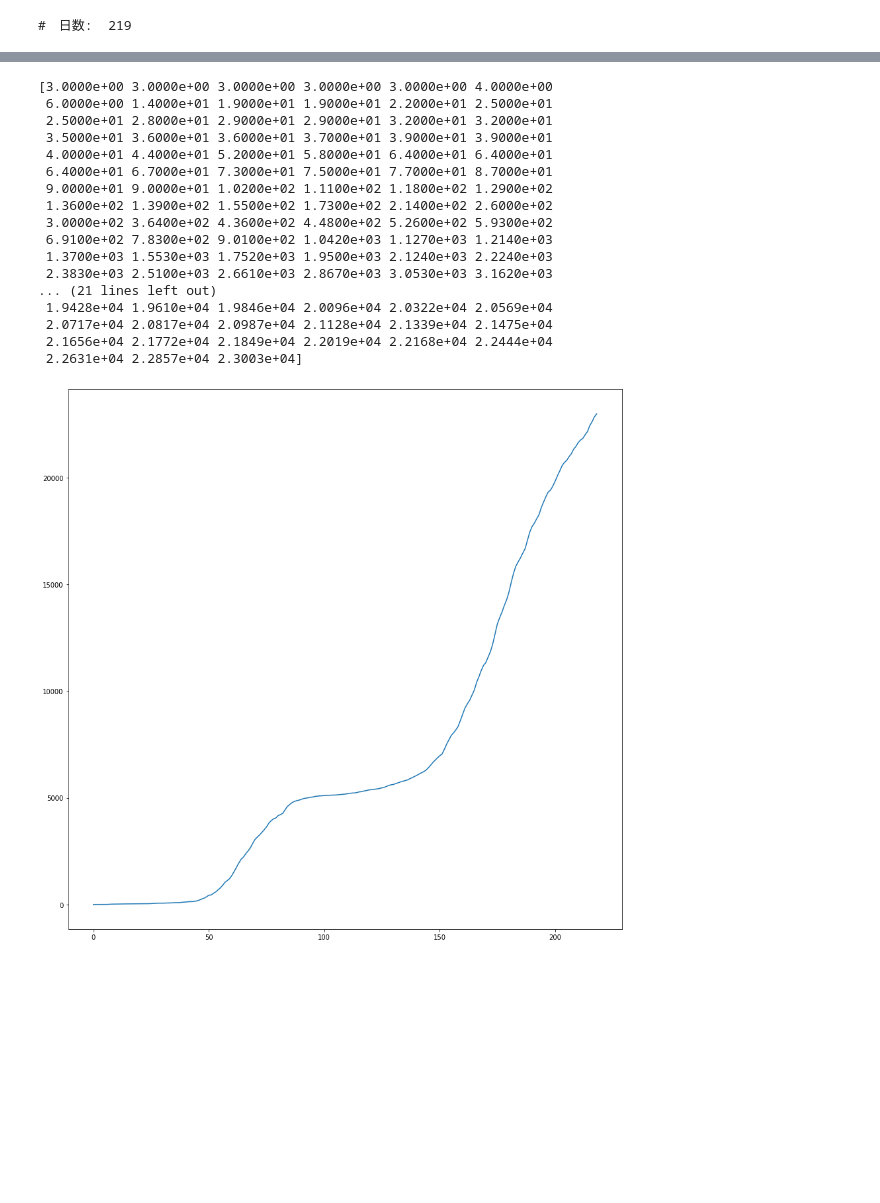
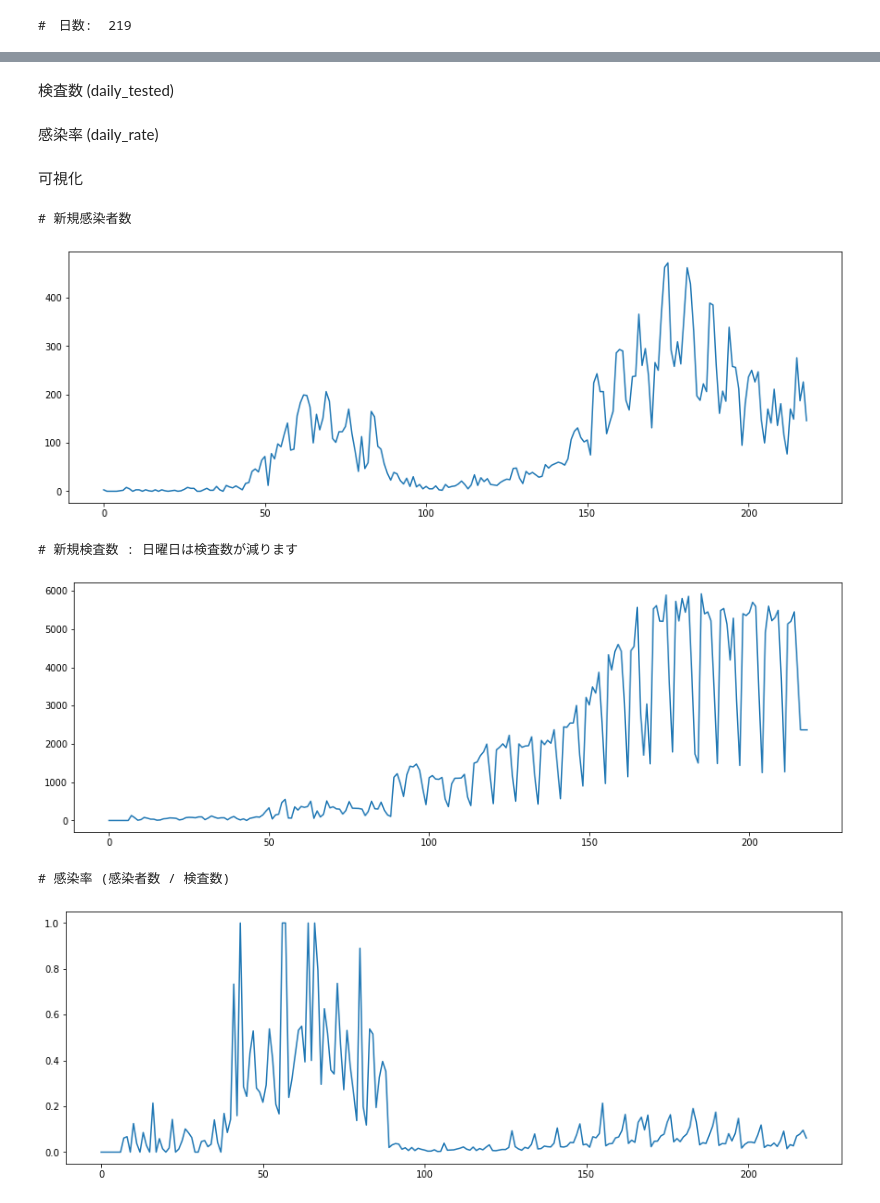
Before and after one commit to sirakik/japan_graph, a Jupyter notebook: japan_graph.ipynb, the cells around one changed output, grey strips where cells are left out. Saved outputs shown, nothing was run; the diff lists cells and outputs as text; code cells hidden in the pictures; blank space fills up the shorter version.

```diff
--- a/japan_graph.ipynb
+++ b/japan_graph.ipynb
@@ -87,0 +90,6 @@ print('航空路(many)エッジ数: ', len(many_pas_edge))
+# %%
+# 白木のgithubからダウンロード
+!wget -q https://raw.githubusercontent.com/sirakik/japan_graph/master/S10b-14.xml -O airport.xml
+
+airport_xml = ET.parse('airport.xml')
+root = airport_xml.getroot()
@@ -186,0 +275,2 @@ with open('corona.csv') as f:
+# %% [markdown]
+検査数 (daily_tested)
@@ -187,35 +306,54 @@ with open('corona.csv') as f:
+# %% [markdown]
+感染率 (daily_rate)
+# %%
+daily_rate = (daily_infected / daily_tested)
+
+# 感染者0でも検査数がN 0/N = nan :感染率を0とする
+daily_rate = np.where(np.isnan(daily_rate), 0, daily_rate)
+
+#　感染者数がいるのに，検査数が0のとき N/0 = inf
+# 前日と同じとする. 前日がない2月8日は強制的に感染率を0とする.
+for key, todo in enumerate(daily_rate):
+    for i, d in enumerate(todo):
+        if d == np.inf:
+            if i != 0:
+                daily_rate[key][i] = daily_rate[key][i-1]
+            else:
+                daily_rate[key][i] = 0.0
+
+# 感染者数 > 検査数の場合は確率を1.0にする.
+daily_rate = np.where(daily_rate > 1.0, 1.0, daily_rate)
+# %% [markdown]
+可視化
 # %%
-# 可視化
 sam = 'Tokyo'
+
+plt.rcParams['figure.figsize'] = (15.0, 5.0)
 
 key = find_key(sam)
 if key is None:
   raise ValueError('# 都道府県名が正しくないね.')
+x = list(range(dif_days))
 
-x = list(range(dif_days))
+print('# 新規感染者数')
 y = daily_infected[key]
-print(y)
 plt.plot(x, y)
 plt.show()
 
-# 違うみたいだけど，えらい多いね?
-# 感染率にしようかな
+print('# 新規検査数 : 日曜日は検査数が減ります')
+y = daily_tested[key]
+plt.plot(x, y)
+plt.show()
+
+print('# 感染率 (感染者数 / 検査数)')
+y = daily_rate[key]
+plt.plot(x, y)
+plt.show()
+plt.rcParams['figure.figsize'] = (15.0, 15.0)
 # %% [output]
-[3.0000e+00 3.0000e+00 3.0000e+00 3.0000e+00 3.0000e+00 4.0000e+00
- 6.0000e+00 1.4000e+01 1.9000e+01 1.9000e+01 2.2000e+01 2.5000e+01
- 2.5000e+01 2.8000e+01 2.9000e+01 2.9000e+01 3.2000e+01 3.2000e+01
- 3.5000e+01 3.6000e+01 3.6000e+01 3.7000e+01 3.9000e+01 3.9000e+01
- 4.0000e+01 4.4000e+01 5.2000e+01 5.8000e+01 6.4000e+01 6.4000e+01
- 6.4000e+01 6.7000e+01 7.3000e+01 7.5000e+01 7.7000e+01 8.7000e+01
- 9.0000e+01 9.0000e+01 1.0200e+02 1.1100e+02 1.1800e+02 1.2900e+02
- 1.3600e+02 1.3900e+02 1.5500e+02 1.7300e+02 2.1400e+02 2.6000e+02
- 3.0000e+02 3.6400e+02 4.3600e+02 4.4800e+02 5.2600e+02 5.9300e+02
- 6.9100e+02 7.8300e+02 9.0100e+02 1.0420e+03 1.1270e+03 1.2140e+03
- 1.3700e+03 1.5530e+03 1.7520e+03 1.9500e+03 2.1240e+03 2.2240e+03
- 2.3830e+03 2.5100e+03 2.6610e+03 2.8670e+03 3.0530e+03 3.1620e+03
-... (21 lines left out)
- 1.9428e+04 1.9610e+04 1.9846e+04 2.0096e+04 2.0322e+04 2.0569e+04
- 2.0717e+04 2.0817e+04 2.0987e+04 2.1128e+04 2.1339e+04 2.1475e+04
- 2.1656e+04 2.1772e+04 2.1849e+04 2.2019e+04 2.2168e+04 2.2444e+04
- 2.2631e+04 2.2857e+04 2.3003e+04]
+# 新規感染者数
-[figure, old version]
+[figure, new version]
+# 新規検査数 : 日曜日は検査数が減ります
+[figure, added]
+# 感染率 (感染者数 / 検査数)
+[figure, added]
```
Also changed, not shown: parts of 24 cells of this notebook.
